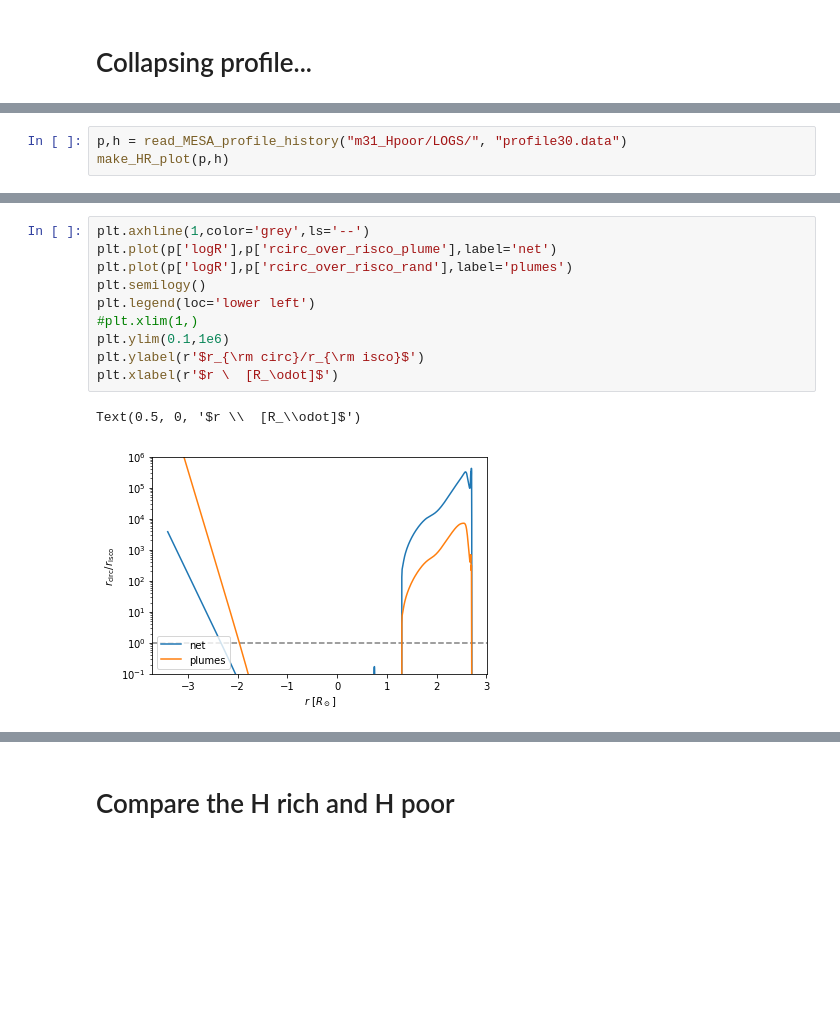
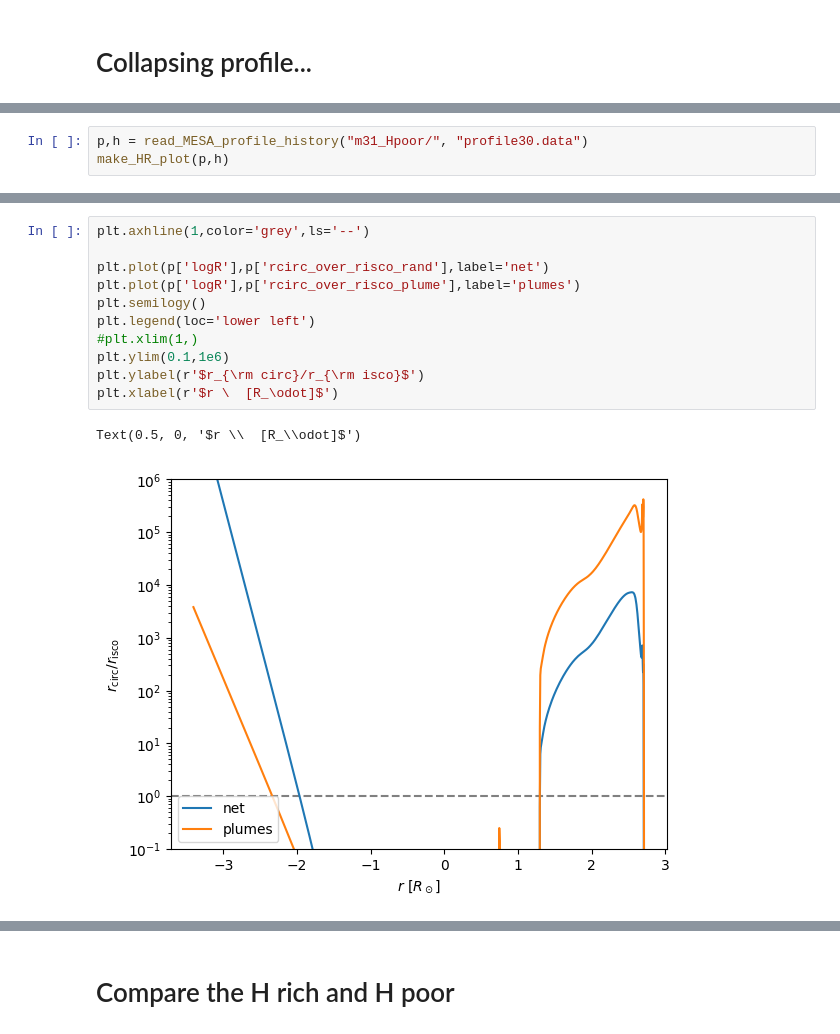
Before and after one commit to morganemacleod/FailedSNCalcs, a Jupyter notebook: MESAfailedSN.ipynb, the cells around one changed output, grey strips where cells are left out. Saved outputs shown, nothing was run; the diff lists cells and outputs as text; blank space fills up the shorter version.

```diff
--- a/MESAfailedSN.ipynb
+++ b/MESAfailedSN.ipynb
@@ -301,7 +302,7 @@ def make_structure_plot_Henv(p):
     plt.xlabel(r'$\log_{10}(r/R_\odot)$')
     plt.subplots_adjust(hspace=0.075)
 # %%
-p,h = read_MESA_profile_history("m31_Hpoor/LOGS/", "profile30.data")
+p,h = read_MESA_profile_history("m31_Hpoor/", "profile30.data")
 make_HR_plot(p,h)
 # %% [output]
 ['zone', 'mass', 'logR', 'logT', 'logRho', 'logP', 'x_mass_fraction_H', 'y_mass_fraction_He', 'z_mass_fraction_metals', 'logdq', 'log_g', 'radius', 'pressure_scale_height', 'dq', 'logxq', 'logxm', 'lo ...
@@ -384,16 +386,17 @@ Text(0.5, 0, '$\\log_{10}(r/R_\\odot)$')
 # %%
 plt.axhline(1,color='grey',ls='--')
-plt.plot(p['logR'],p['rcirc_over_risco_plume'],label='net')
-plt.plot(p['logR'],p['rcirc_over_risco_rand'],label='plumes')
+
+plt.plot(p['logR'],p['rcirc_over_risco_rand'],label='net')
+plt.plot(p['logR'],p['rcirc_over_risco_plume'],label='plumes')
 plt.semilogy()
 plt.legend(loc='lower left')
 #plt.xlim(1,)
 plt.ylim(0.1,1e6)
 plt.ylabel(r'$r_{\rm circ}/r_{\rm isco}$')
 plt.xlabel(r'$r \  [R_\odot]$')
 # %% [output]
 Text(0.5, 0, '$r \\  [R_\\odot]$')
-[figure, old version]
+[figure, new version]
 # %%
 plt.plot(p['logR'],p['frac_accrete_rand'],label='net')
 plt.plot(p['logR'],p['frac_accrete_plume'],label='plumes')
```
Also changed, not shown: parts of 16 cells of this notebook, 9 other files.
